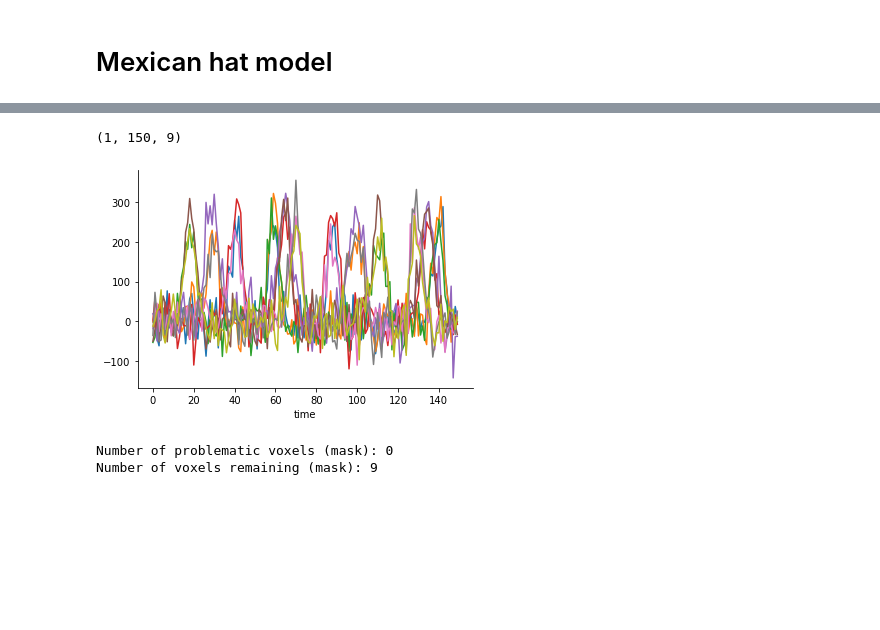
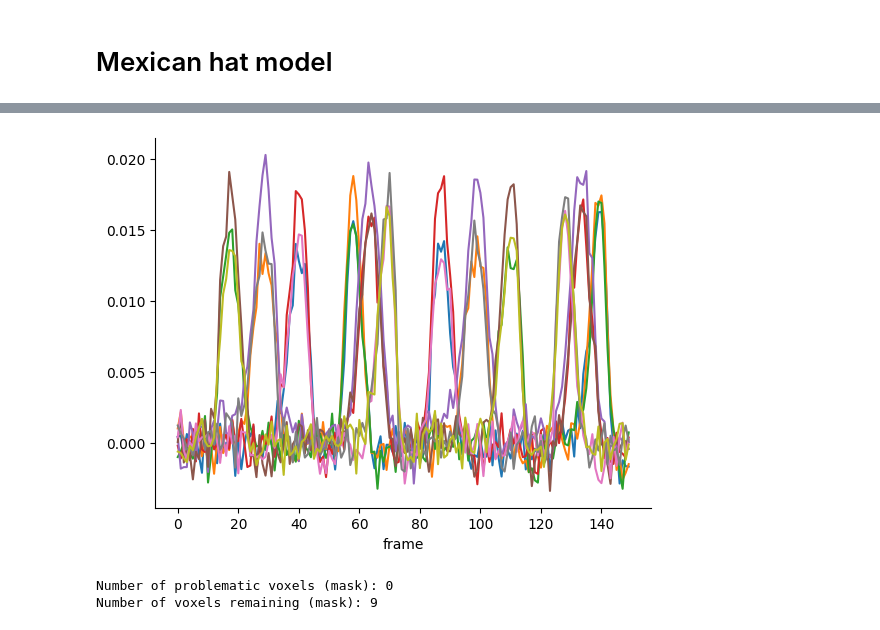
Before and after one commit to mdaghlian/braincoder_bprf, a Jupyter notebook: notebooks/Fit 2D Gaussian PRF.ipynb, the cells around one changed output, grey strips where cells are left out. Saved outputs shown, nothing was run; the diff lists cells and outputs as text; code cells hidden in the pictures; blank space fills up the shorter version.

```diff
--- a/notebooks/Fit 2D Gaussian PRF.ipynb
+++ b/notebooks/Fit 2D Gaussian PRF.ipynb
@@ -20,7 +29,7 @@ x, y = np.meshgrid(np.linspace(-.75, .75, 3), np.linspace(-aspect_ratio *.75, as
 parameters = pd.DataFrame({'x':x.ravel(),
                'y':y.ravel(),
                'sd':.2,
-               'amplitude':0.001,
+               'amplitude':1,
                'baseline':0.0}).astype(np.float32)
 
 y_grid, x_grid = np.meshgrid(np.linspace(-aspect_ratio, aspect_ratio, paradigm.shape[2]),
@@ -71,4 +72,15 @@ sns.despine()
 # %%
 from braincoder.optimize import ParameterFitter
 # %%
+model = GaussianPRF2DWithHRF(grid_coordinates,
+                      paradigm=paradigm,
+                     parameters=parameters,
+                      hrf_model=SPMHRFModel(tr=1.7))
 fitter = ParameterFitter(model, data, paradigm)
+grid_pars = fitter.fit_grid(x=np.linspace(-1, 1, 20),
+                            y=np.linspace(-aspect_ratio, aspect_ratio, 20),
+                            sd=np.linspace(0.01, 1., 10),
+                            baseline=[0.0],
+                            amplitude=[1.0],
+                            use_correlation_cost=True)
+ols_pars = fitter.refine_baseline_and_amplitude(grid_pars)
@@ -185,10 +149,9 @@ pred_dog[0].plot()
 # %%
-data_dog = model.simulate(noise=35)
+data_dog = model.simulate(noise=.001)
 data_dog.plot(legend=False)
 sns.despine()
 # %% [output]
-(1, 150, 9)
-[figure, old version]
+[figure, new version]
 # %%
 fitter = ParameterFitter(model_dog, data_dog, paradigm)
 # %%
```
Also changed, not shown: parts of 17 cells of this notebook, 4 other files.
